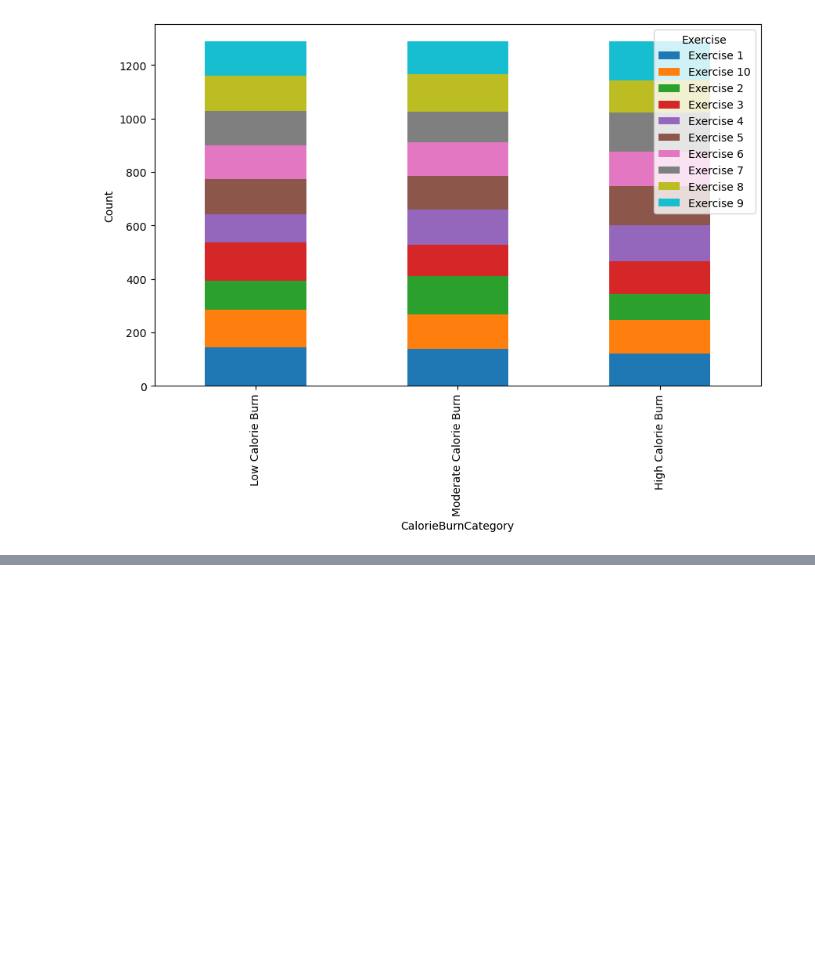
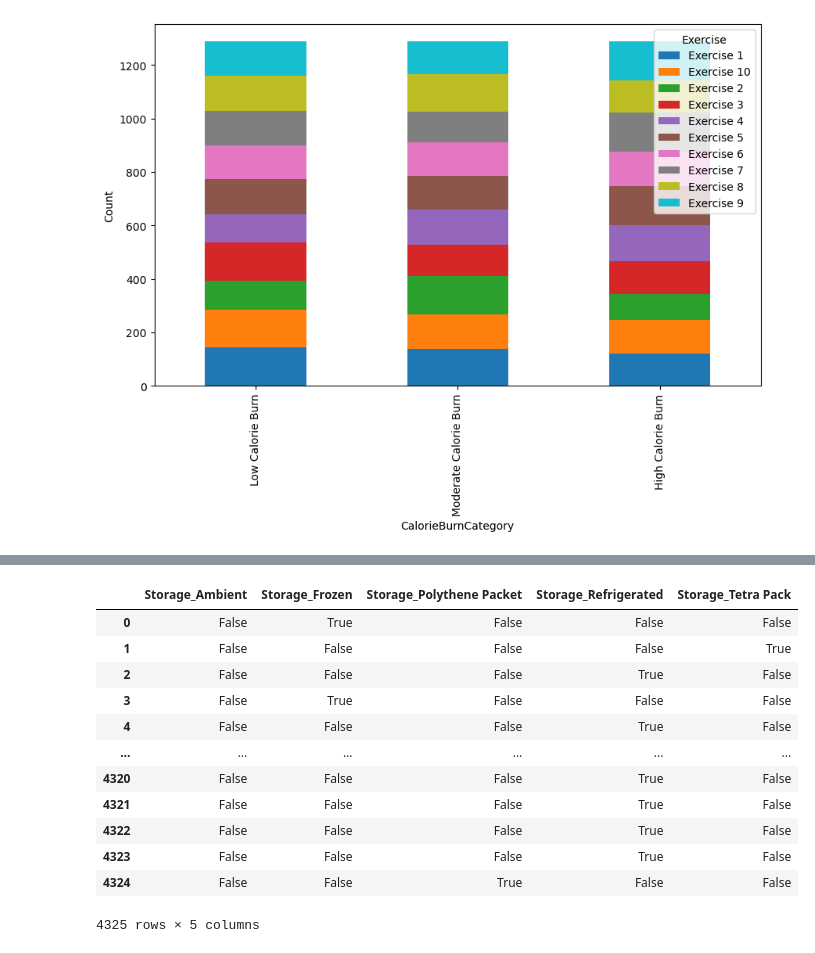
Before and after one commit to DVadeus/Data-Analysis, a Jupyter notebook: 4 Data Wrangling with Pandas.ipynb, the cells around one changed output, grey strips where cells are left out. Cells and saved outputs as stored; diff of their text form; code cells hidden in the pictures; blank space fills up the shorter version.

```diff
--- a/4 Data Wrangling with Pandas.ipynb
+++ b/4 Data Wrangling with Pandas.ipynb
@@ -2842,0 +2994,17 @@ calories_exercises_count_char = exercises_count_data.plot(kind ='bar', stacked =
+# %%
+storage_dummies = pd.get_dummies(goods_df['Storage Condition'], prefix= 'Storage')
+storage_dummies
+# %% [output]
+|  | Storage_Ambient | Storage_Frozen | Storage_Polythene Packet | Storage_Refrigerated | Storage_Tetra Pack |
+| 0 | False | True | False | False | False |
+| 1 | False | False | False | False | True |
+| 2 | False | False | False | True | False |
+| 3 | False | True | False | False | False |
+| 4 | False | False | False | True | False |
+| ... | ... | ... | ... | ... | ... |
+| 4320 | False | False | False | True | False |
+| 4321 | False | False | False | True | False |
+| 4322 | False | False | False | True | False |
+| 4323 | False | False | False | True | False |
+| 4324 | False | False | True | False | False |
+4325 rows × 5 columns
```
Also changed, not shown: parts of 38 cells of this notebook, 1 other file.
